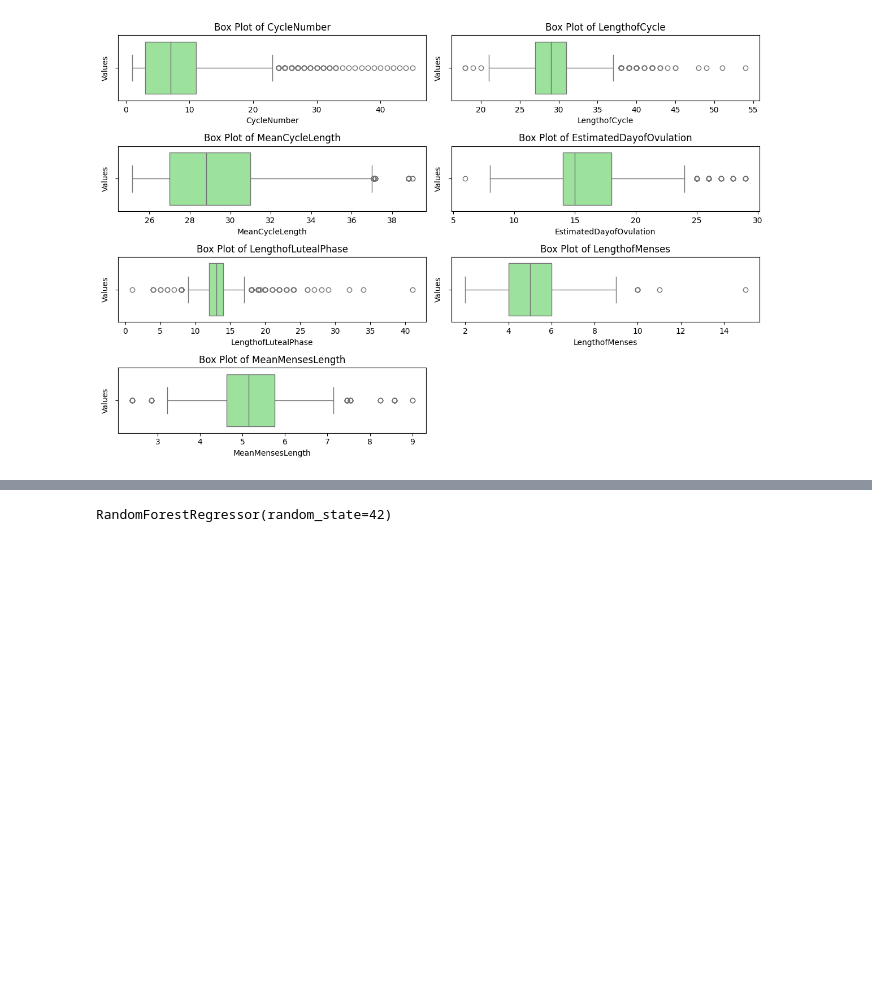
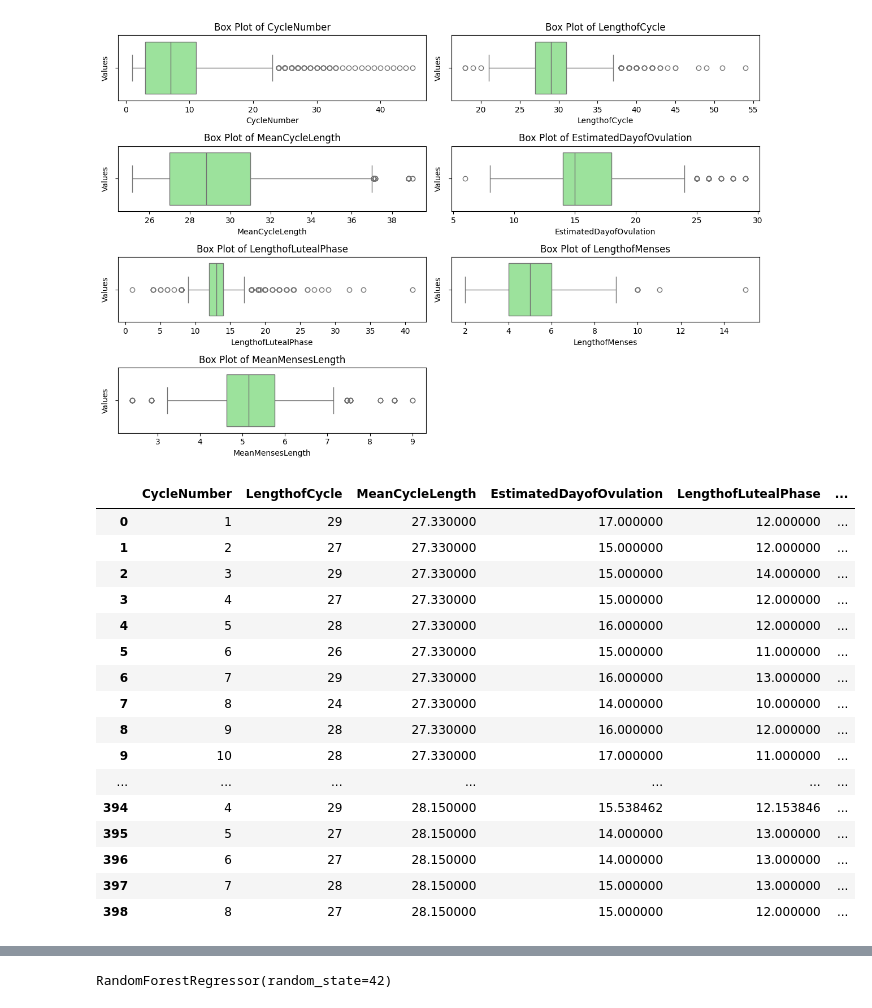
Before and after one commit to MithilaCoomaraswamy/DSGP, a Jupyter notebook: PeriodTrackerRandomForestRegressor.ipynb, the cells around one changed output, grey strips where cells are left out. Drawn from its saved outputs; the diff is of its cells as text; code cells hidden in the pictures; blank space fills up the shorter version.

```diff
--- a/PeriodTrackerRandomForestRegressor.ipynb
+++ b/PeriodTrackerRandomForestRegressor.ipynb
@@ -311,3 +311,23 @@ plt.tight_layout()
 plt.show()
 # %% [output]
 [figure]
+# %%
+df
+# %% [output]
+|  | CycleNumber | LengthofCycle | MeanCycleLength | EstimatedDayofOvulation | LengthofLutealPhase | ... |
+| 0 | 1 | 29 | 27.330000 | 17.000000 | 12.000000 | ... |
+| 1 | 2 | 27 | 27.330000 | 15.000000 | 12.000000 | ... |
+| 2 | 3 | 29 | 27.330000 | 15.000000 | 14.000000 | ... |
+| 3 | 4 | 27 | 27.330000 | 15.000000 | 12.000000 | ... |
+| 4 | 5 | 28 | 27.330000 | 16.000000 | 12.000000 | ... |
+| 5 | 6 | 26 | 27.330000 | 15.000000 | 11.000000 | ... |
+| 6 | 7 | 29 | 27.330000 | 16.000000 | 13.000000 | ... |
+| 7 | 8 | 24 | 27.330000 | 14.000000 | 10.000000 | ... |
+| 8 | 9 | 28 | 27.330000 | 16.000000 | 12.000000 | ... |
+| 9 | 10 | 28 | 27.330000 | 17.000000 | 11.000000 | ... |
+| ... | ... | ... | ... | ... | ... | ... |
+| 394 | 4 | 29 | 28.150000 | 15.538462 | 12.153846 | ... |
+| 395 | 5 | 27 | 28.150000 | 14.000000 | 13.000000 | ... |
+| 396 | 6 | 27 | 28.150000 | 14.000000 | 13.000000 | ... |
+| 397 | 7 | 28 | 28.150000 | 15.000000 | 13.000000 | ... |
+| 398 | 8 | 27 | 28.150000 | 15.000000 | 12.000000 | ... |
```
Also changed, not shown: parts of 5 cells of this notebook.
